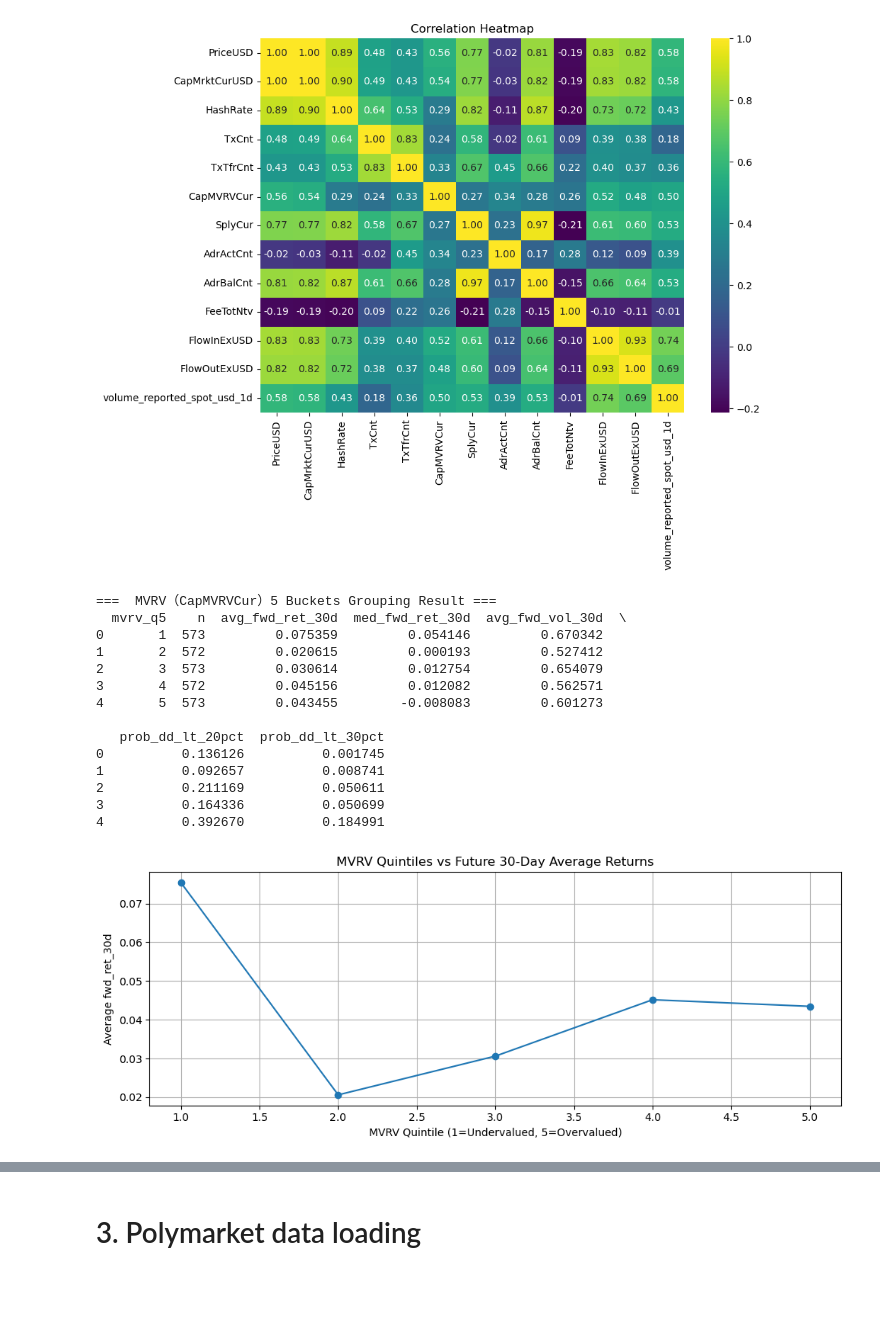
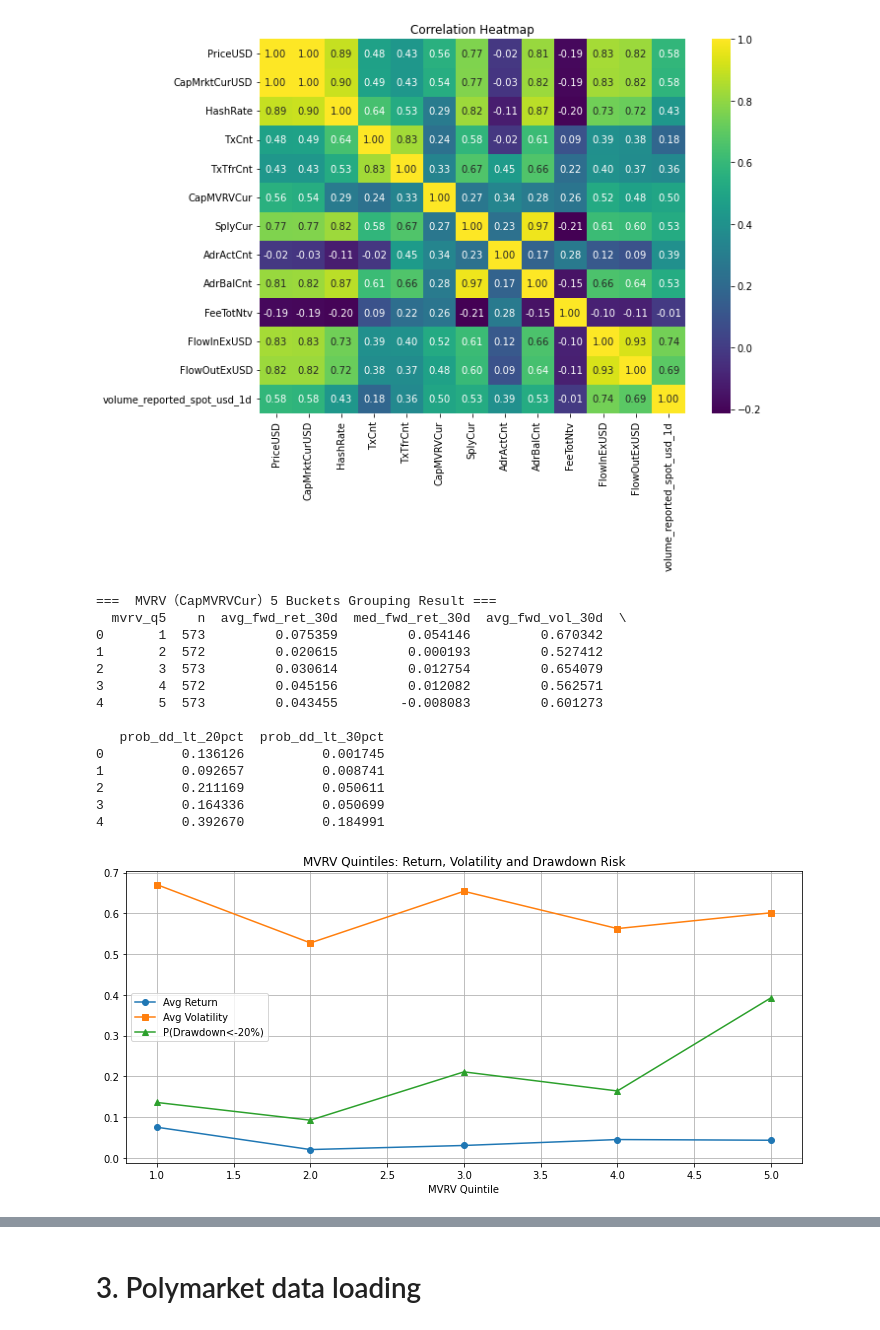
Before and after one commit to shuangvely/bitcoin-analytics-capstone-sp26-team08, a Jupyter notebook: eda/EDA.ipynb, the cells around one changed output, grey strips where cells are left out. Saved outputs shown, nothing was run; the diff lists cells and outputs as text; code cells hidden in the pictures; blank space fills up the shorter version.

```diff
--- a/eda/EDA.ipynb
+++ b/eda/EDA.ipynb
@@ -284,15 +310,6 @@ mvrv_table = eda.groupby("mvrv_q5").agg(
 
 print("\n===  MVRV（CapMVRVCur）5 Buckets Grouping Result ===")
 print(mvrv_table)
-
-plt.figure(figsize=(10,4))
-plt.plot(mvrv_table["mvrv_q5"], mvrv_table["avg_fwd_ret_30d"], marker="o")
-plt.title("MVRV Quintiles vs Future 30-Day Average Returns")
-plt.xlabel("MVRV Quintile (1=Undervalued, 5=Overvalued)")
-plt.ylabel("Average fwd_ret_30d")
-plt.grid(True)
-plt.tight_layout()
-plt.show()
 # %% [output]
 ===  MVRV（CapMVRVCur）5 Buckets Grouping Result ===
   mvrv_q5    n  avg_fwd_ret_30d  med_fwd_ret_30d  avg_fwd_vol_30d  \
@@ -308,7 +325,30 @@ plt.show()
 2          0.211169          0.050611
 3          0.164336          0.050699
 4          0.392670          0.184991
-[figure, removed]
+# %%
+plt.figure(figsize=(10,5))
+
+plt.plot(mvrv_table["mvrv_q5"], mvrv_table["avg_fwd_ret_30d"],
+         marker="o", label="Avg Return")
+
+plt.plot(mvrv_table["mvrv_q5"], mvrv_table["avg_fwd_vol_30d"],
+         marker="s", label="Avg Volatility")
+
+plt.plot(mvrv_table["mvrv_q5"], mvrv_table["prob_dd_lt_20pct"],
+         marker="^", label="P(Drawdown<-20%)")
+
+plt.legend()
+plt.title("MVRV Quintiles: Return, Volatility and Drawdown Risk")
+plt.xlabel("MVRV Quintile")
+plt.grid(True)
+plt.tight_layout()
+plt.show()
+
+# 当 MVRV 处于较低水平时（更像低估状态），未来30天的平均收益更高；说明 MVRV 在你的样本里对未来收益有一定“估值信号”的作用。
+# MVRV越高，未来出现大回撤的概率越高，组5：未来30天跌超20%的概率约 39%，跌超30%的概率约 18.5%（很高）
+# 低 MVRV 更像“机会”，高 MVRV 更像“风险”。因为高 MVRV 平均收益未必最低，但尾部下跌风险明显更大。
+# %% [output]
+[figure, added]
 # %%
 # Based on net_flow_usd group into 5
 eda["netflow_q5"] = pd.qcut(eda["net_flow_usd"], 5, labels=[1,2,3,4,5])
```
Also changed, not shown: parts of 29 cells of this notebook.
